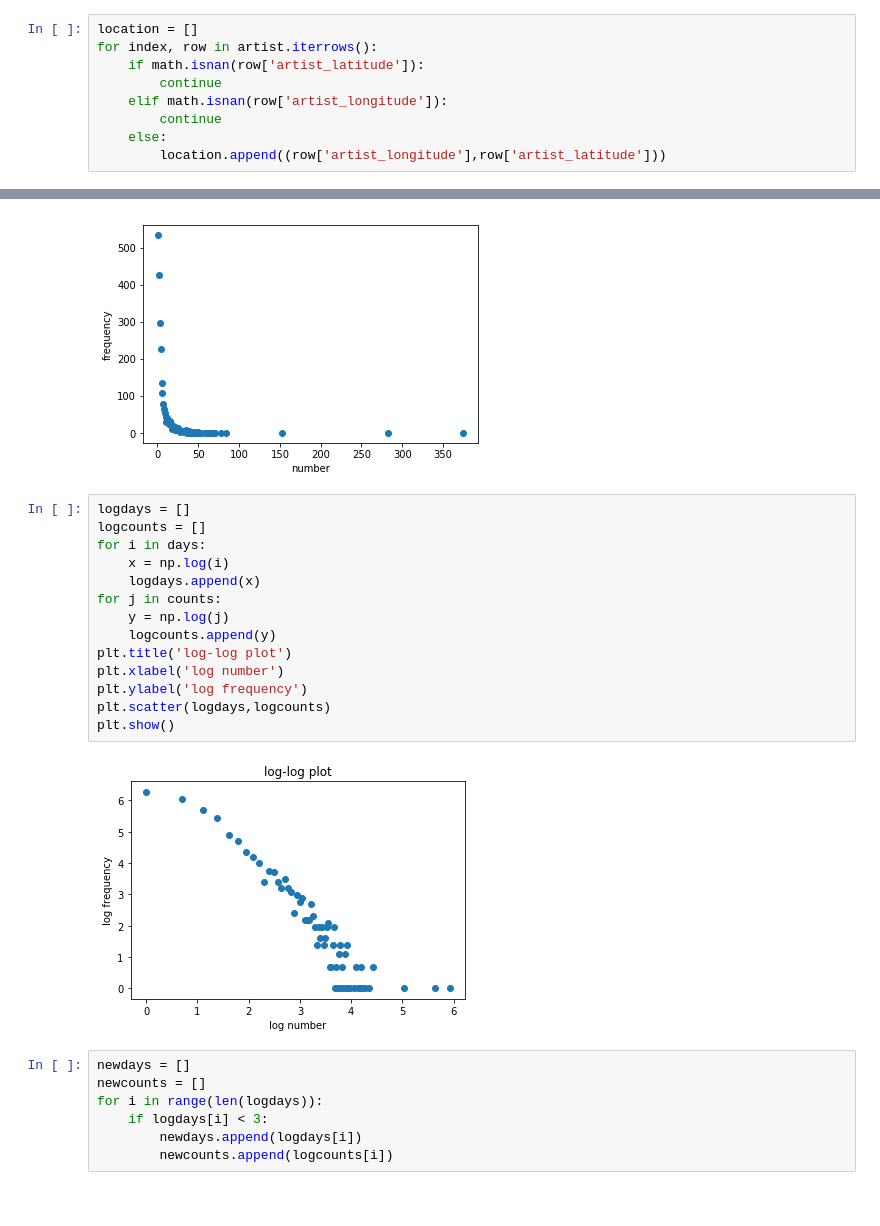
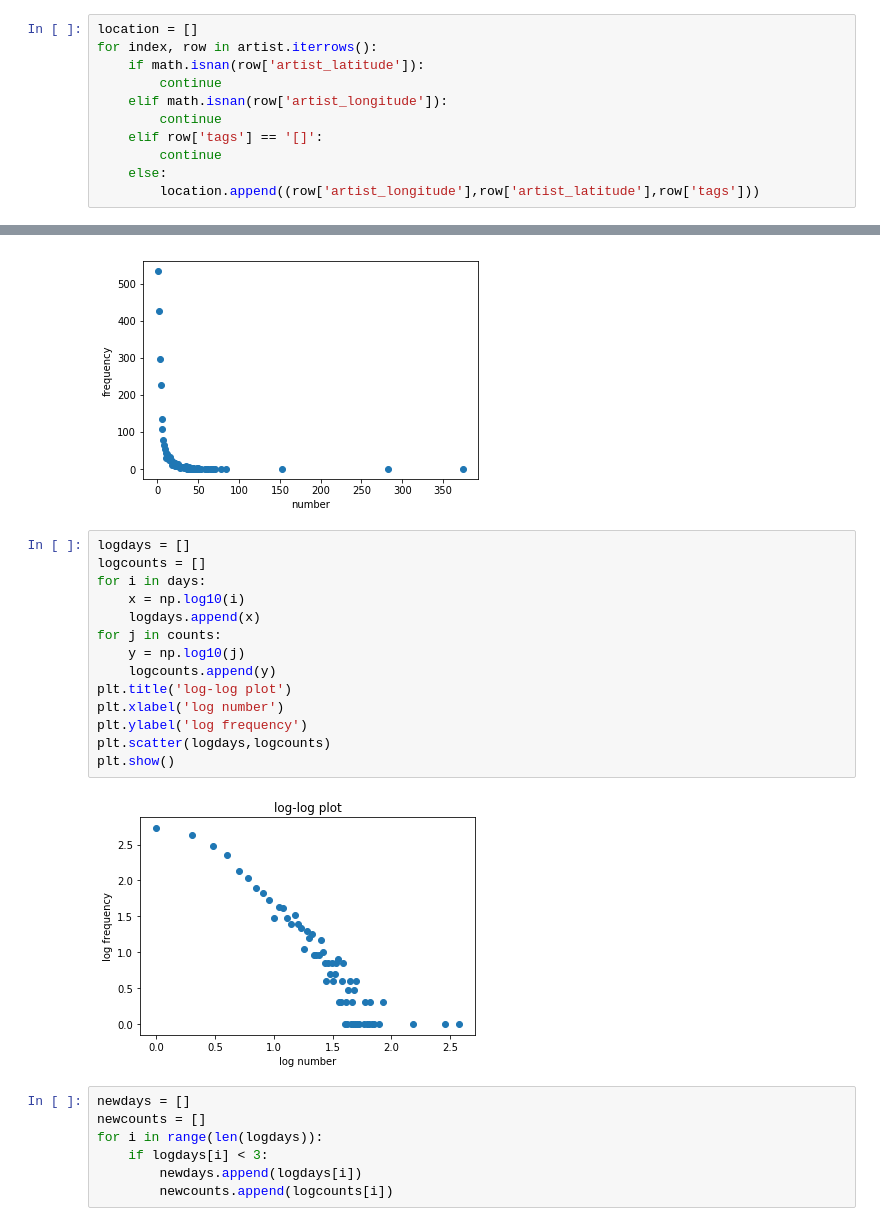
Before and after one commit to Evelios/gen-really, a Jupyter notebook: POCS_final.ipynb, the cells around one changed output, grey strips where cells are left out. Saved outputs shown, nothing was run; the diff lists cells and outputs as text.

```diff
--- a/POCS_final.ipynb
+++ b/POCS_final.ipynb
@@ -29,5 +29,7 @@ for index, row in artist.iterrows():
         continue
     elif math.isnan(row['artist_longitude']):
         continue
+    elif row['tags'] == '[]':
+        continue
     else:
-        location.append((row['artist_longitude'],row['artist_latitude']))
+        location.append((row['artist_longitude'],row['artist_latitude'],row['tags']))
@@ -98,19 +121,19 @@ plt.show()
 # %%
 logdays = []
 logcounts = []
 for i in days:
-    x = np.log(i)
+    x = np.log10(i)
     logdays.append(x)
 for j in counts:
-    y = np.log(j)
+    y = np.log10(j)
     logcounts.append(y)
 plt.title('log-log plot')
 plt.xlabel('log number')
 plt.ylabel('log frequency')
 plt.scatter(logdays,logcounts)
 plt.show()
 # %% [output]
-[figure, old version]
+[figure, new version]
 # %%
 newdays = []
 newcounts = []
```
Also changed, not shown: parts of 46 cells of this notebook.
